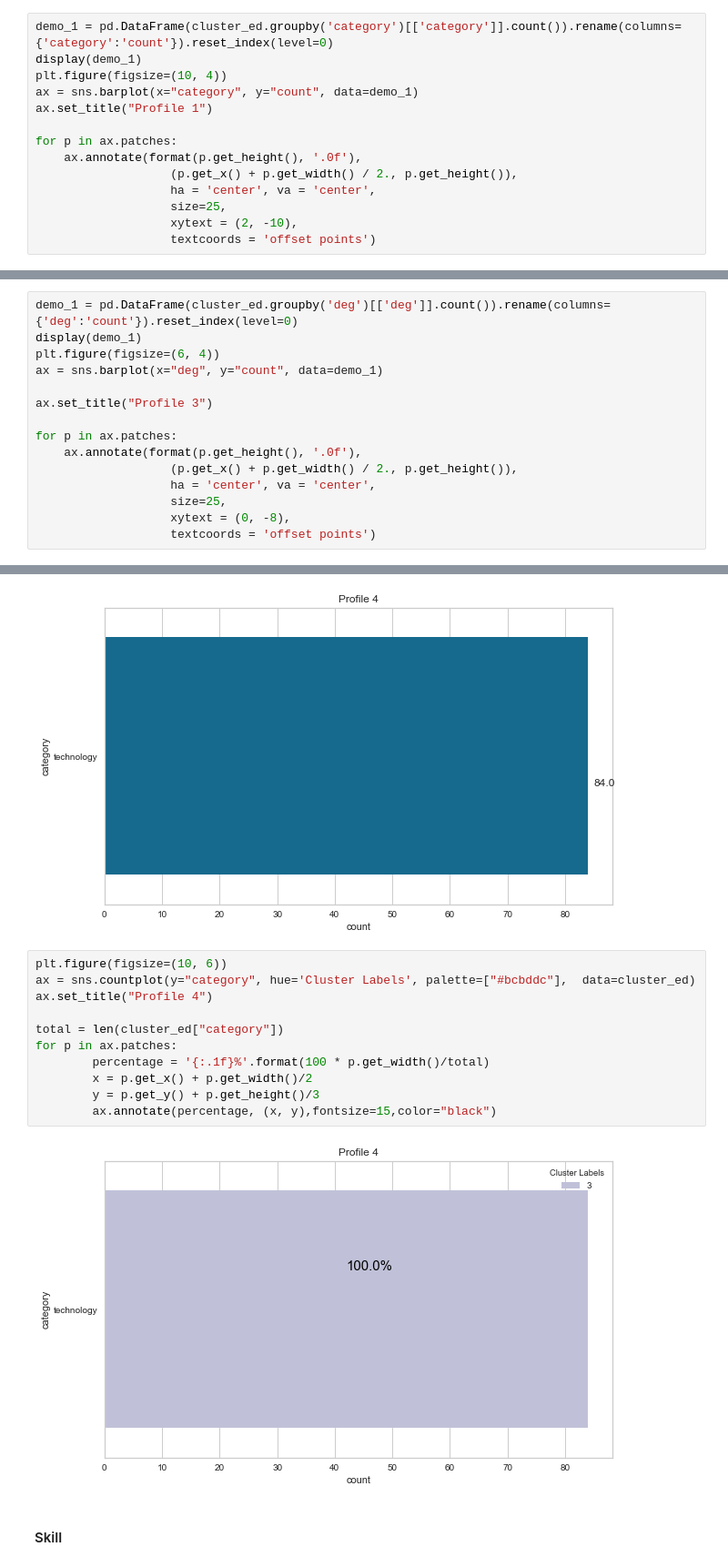
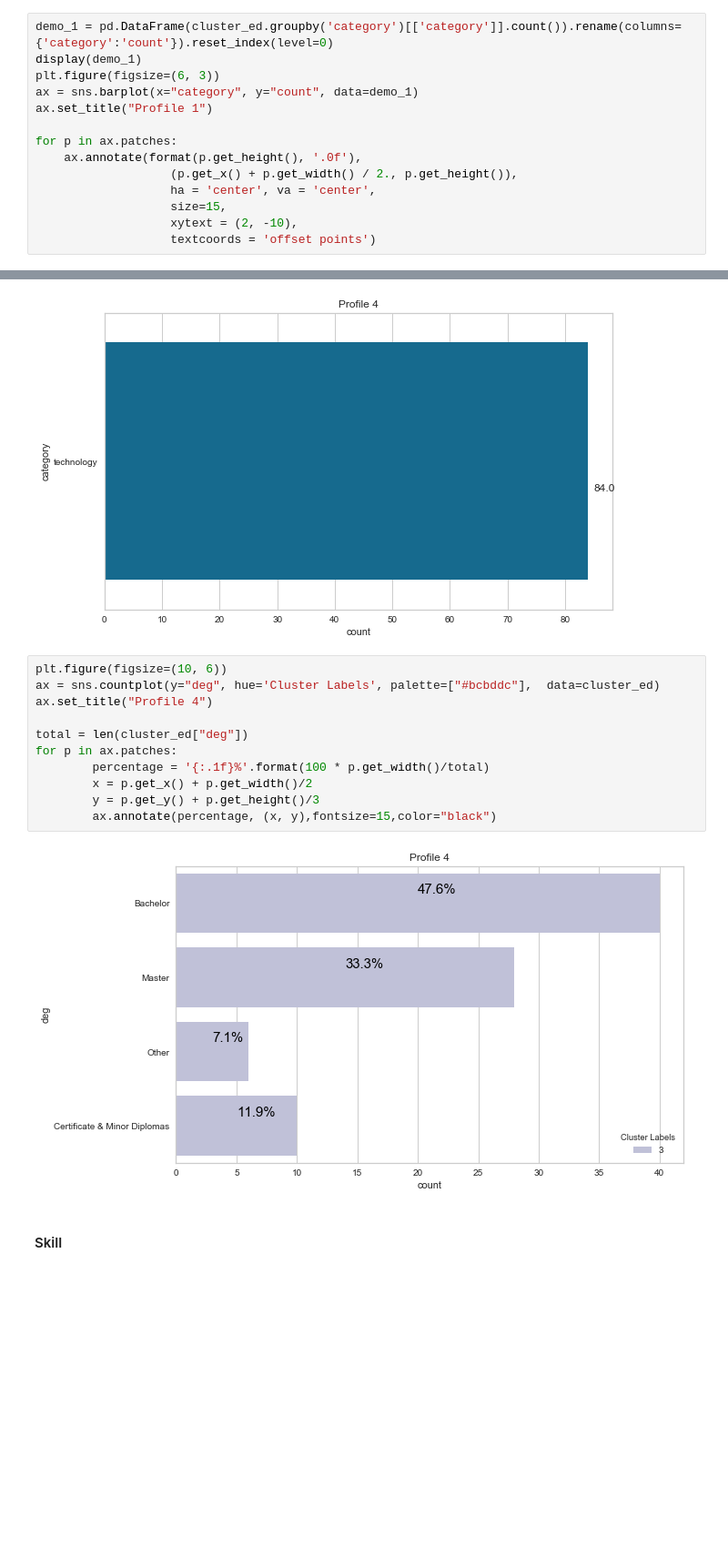
Before and after one commit to B1o0b1/Ayiti_analytics_capstone_project, a Jupyter notebook: initial_notebook.ipynb, the cells around one changed output, grey strips where cells are left out. Shown at 91% size. Cells and saved outputs as stored; diff of their text form; blank space fills up the shorter version.

```diff
--- a/initial_notebook.ipynb
+++ b/initial_notebook.ipynb
@@ -1658,7 +1658,7 @@ for p in ax.patches:
 # %%
 demo_1 = pd.DataFrame(cluster_ed.groupby('category')[['category']].count()).rename(columns={'category':'count'}).reset_index(level=0)
 display(demo_1)
-plt.figure(figsize=(10, 4))
+plt.figure(figsize=(6, 3))
 ax = sns.barplot(x="category", y="count", data=demo_1)
 ax.set_title("Profile 1")
 
@@ -1666,7 +1666,7 @@ for p in ax.patches:
     ax.annotate(format(p.get_height(), '.0f'),
                    (p.get_x() + p.get_width() / 2., p.get_height()),
                    ha = 'center', va = 'center',
-                   size=25,
+                   size=15,
                    xytext = (2, -10),
                    textcoords = 'offset points')
 # %% [output]
@@ -1914,18 +1917,3 @@ for p in ax.patches:
 |  | category | count |
 | 0 | social sciences | 277 |
 [figure]
-# %%
-demo_1 = pd.DataFrame(cluster_ed.groupby('deg')[['deg']].count()).rename(columns={'deg':'count'}).reset_index(level=0)
-display(demo_1)
-plt.figure(figsize=(6, 4))
-ax = sns.barplot(x="deg", y="count", data=demo_1)
-
-ax.set_title("Profile 3")
-
-for p in ax.patches:
-    ax.annotate(format(p.get_height(), '.0f'),
-                   (p.get_x() + p.get_width() / 2., p.get_height()),
-                   ha = 'center', va = 'center',
-                   size=25,
-                   xytext = (0, -8),
-                   textcoords = 'offset points')
@@ -2038,17 +2019,17 @@ for p in ax.patches:
 [figure]
 # %%
 plt.figure(figsize=(10, 6))
-ax = sns.countplot(y="category", hue='Cluster Labels', palette=["#bcbddc"],  data=cluster_ed)
+ax = sns.countplot(y="deg", hue='Cluster Labels', palette=["#bcbddc"],  data=cluster_ed)
 ax.set_title("Profile 4")
 
-total = len(cluster_ed["category"])
+total = len(cluster_ed["deg"])
 for p in ax.patches:
         percentage = '{:.1f}%'.format(100 * p.get_width()/total)
         x = p.get_x() + p.get_width()/2
         y = p.get_y() + p.get_height()/3
         ax.annotate(percentage, (x, y),fontsize=15,color="black")
 # %% [output]
-[figure, old version]
+[figure, new version]
 # %% [markdown]
 #### Skill
 # %%
```
Also changed, not shown: parts of 22 cells of this notebook, 1 other file.
